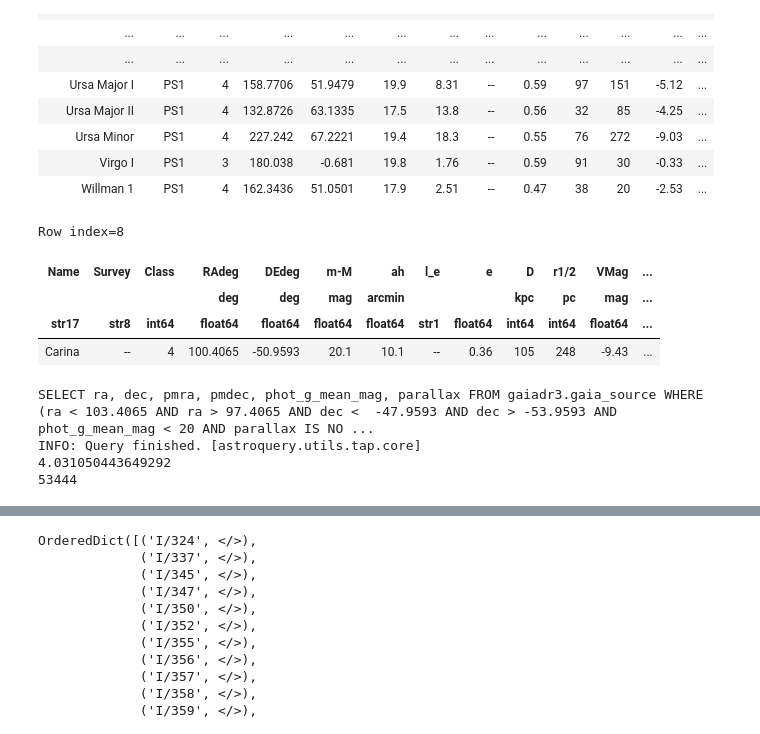
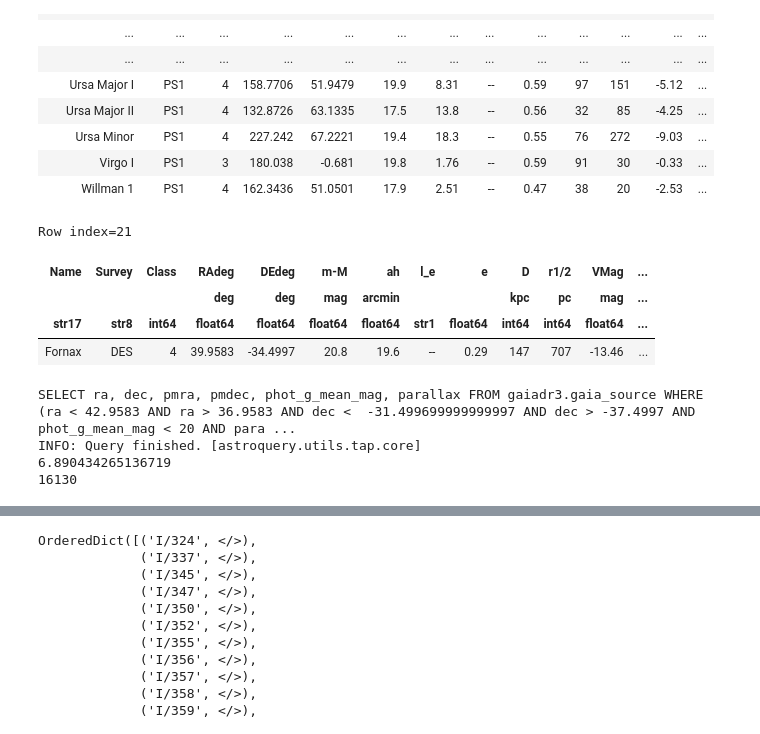
Before and after one commit to contardog/gaia_ee, a Jupyter notebook: grabbind_gaiadata.ipynb, the cells around one changed output, grey strips where cells are left out. Drawn from its saved outputs; the diff is of its cells as text; code cells hidden in the pictures.

```diff
--- a/grabbind_gaiadata.ipynb
+++ b/grabbind_gaiadata.ipynb
@@ -198,14 +202,14 @@ Table length=61
 | Virgo I | PS1 | 3 | 180.038 | -0.681 | 19.8 | 1.76 | -- | 0.59 | 91 | 30 | -0.33 | ... |
 | Willman 1 | PS1 | 4 | 162.3436 | 51.0501 | 17.9 | 2.51 | -- | 0.47 | 38 | 20 | -2.53 | ... |
 # %%
-fornaxid = np.where(dwarfs['Name']=='Carina')[0][0]
+fornaxid = np.where(dwarfs['Name']=='Fornax')[0][0]
 dwarfs[fornaxid]
 # %% [output]
-Row index=8
+Row index=21
 | Name | Survey | Class | RAdeg | DEdeg | m-M | ah | l_e | e | D | r1/2 | VMag | ... |
 |  |  |  | deg | deg | mag | arcmin |  |  | kpc | pc | mag | ... |
 | str17 | str8 | int64 | float64 | float64 | float64 | float64 | str1 | float64 | int64 | int64 | float64 | ... |
-| Carina | -- | 4 | 100.4065 | -50.9593 | 20.1 | 10.1 | -- | 0.36 | 105 | 248 | -9.43 | ... |
+| Fornax | DES | 4 | 39.9583 | -34.4997 | 20.8 | 19.6 | -- | 0.29 | 147 | 707 | -13.46 | ... |
 # %%
 ### square select
 
@@ -237,10 +241,10 @@ r = job.get_results()
 print(time.time()-t)
 print(len(r))
 # %% [output]
-SELECT ra, dec, pmra, pmdec, phot_g_mean_mag, parallax FROM gaiadr3.gaia_source WHERE (ra < 103.4065 AND ra > 97.4065 AND dec <  -47.9593 AND dec > -53.9593 AND phot_g_mean_mag < 20 AND parallax IS NO ...
+SELECT ra, dec, pmra, pmdec, phot_g_mean_mag, parallax FROM gaiadr3.gaia_source WHERE (ra < 42.9583 AND ra > 36.9583 AND dec <  -31.499699999999997 AND dec > -37.4997 AND phot_g_mean_mag < 20 AND para ...
 INFO: Query finished. [astroquery.utils.tap.core]
-4.031050443649292
-53444
+6.890434265136719
+16130
 # %%
 
 plt.figure(figsize=(10,10))
```
Also changed, not shown: parts of 8 cells of this notebook.
